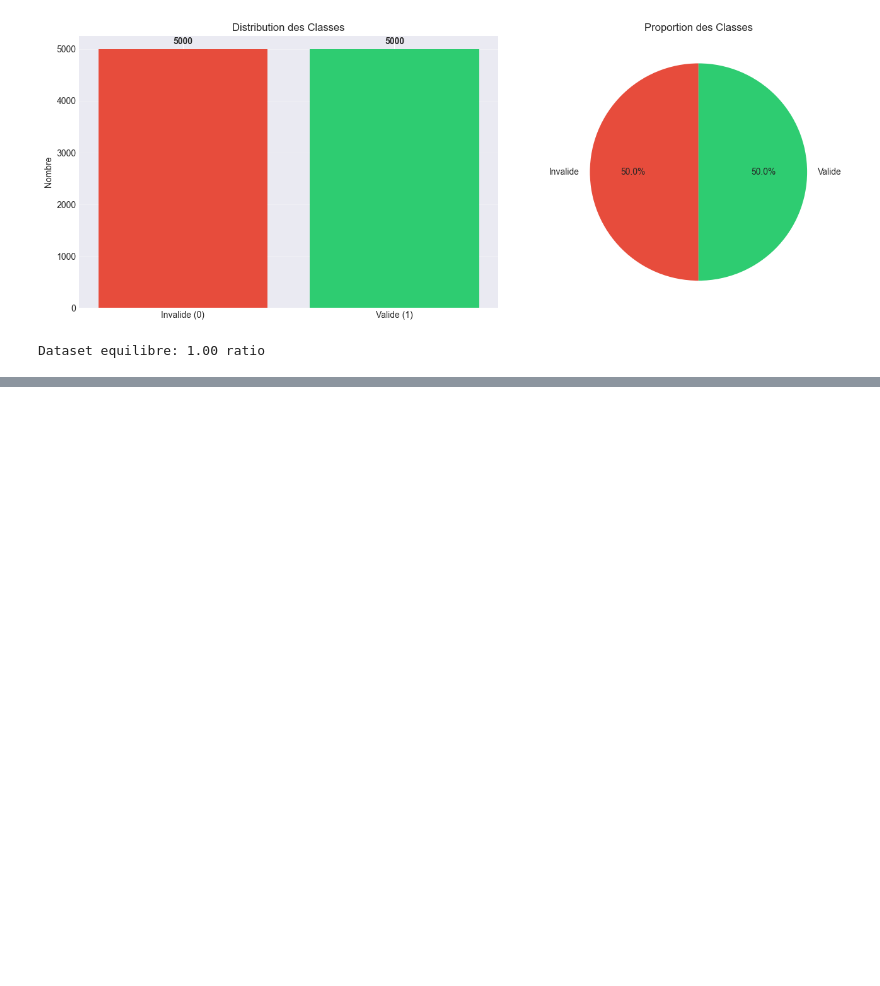
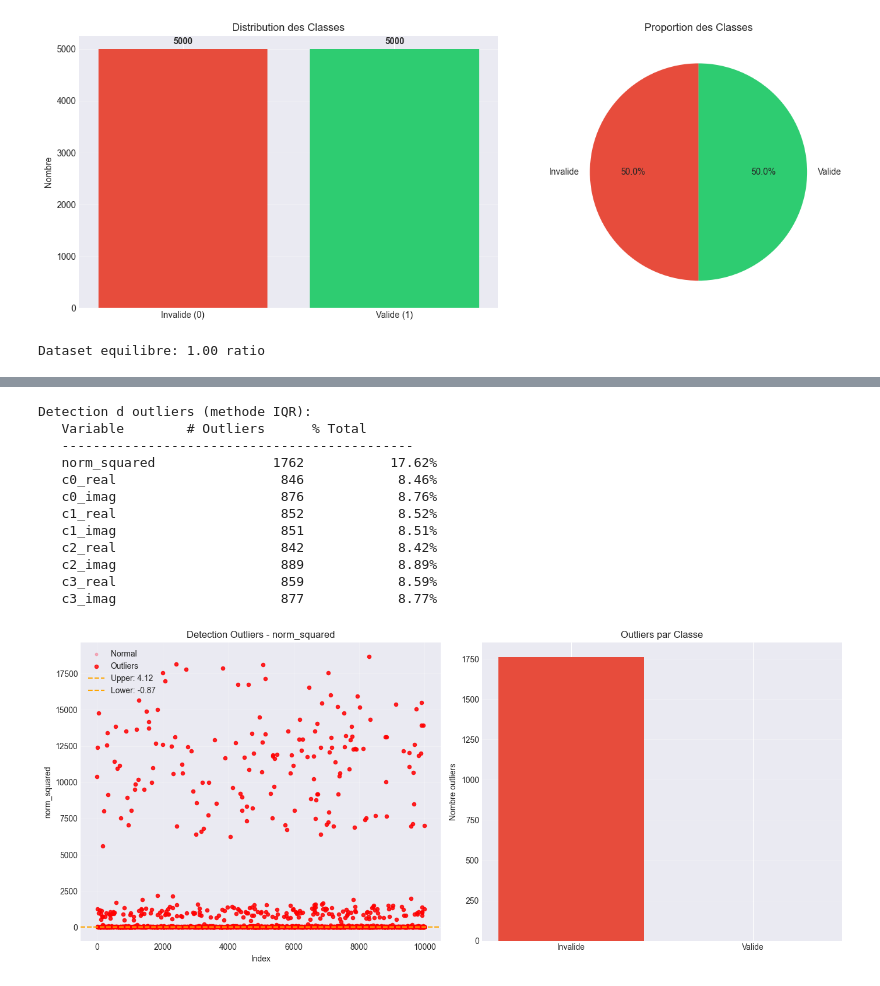
Before and after one commit to Mkl1984/quantum_state_validator, a Jupyter notebook: notebooks/05_eda_advanced.ipynb, the cells around one changed output, grey strips where cells are left out. Drawn from its saved outputs; the diff is of its cells as text; code cells hidden in the pictures; blank space fills up the shorter version.

```diff
--- a/notebooks/05_eda_advanced.ipynb
+++ b/notebooks/05_eda_advanced.ipynb
@@ -204,0 +358,20 @@ print(df_invalid['norm_squared'].describe())
+# %%
+#Test statistiques entre états valides et invalides
+
+print('='*70)
+print('TESTS STATISTIQUES')
+print('='*70)
+
+ks_stat, ks_pval = stats.ks_2samp(df_valid['norm_squared'], df_invalid['norm_squared'])
+print(f'Test de Kolmogorov-Smirnov (norm_squared):')
+print(f'   Statistique: {ks_stat:.4f}')
+print(f'   P-value: {ks_pval:.4e}')
+
+print(f'Tests de Mann-Whitney U:')
+print(f'   Variable            U-statistic         P-value       Significatif?')
+print(f'   --------------------------------------------------------------------')
+
+for col in coef_cols:
+    u_stat, u_pval = stats.mannwhitneyu(df_valid[col], df_invalid[col], alternative='two-sided')
+    sig = '           OUI' if u_pval < 0.05 else '       Non'
+    print(f'   {col:15} {u_stat:15.2f} {u_pval:15.4e} {sig}')
@@ -204,0 +396,58 @@ print(df_invalid['norm_squared'].describe())
+# %%
+def detect_outliers_iqr(data, column):
+    Q1 = data[column].quantile(0.25)
+    Q3 = data[column].quantile(0.75)
+    IQR = Q3 - Q1
+    lower_bound = Q1 - 1.5 * IQR
+    upper_bound = Q3 + 1.5 * IQR
+    outliers = data[(data[column] < lower_bound) | (data[column] > upper_bound)]
+    return outliers, lower_bound, upper_bound
+
+print('Detection d outliers (methode IQR):')
+print(f'   Variable        # Outliers      % Total')
+print(f'   ---------------------------------------------')
+
+for col in ['norm_squared'] + coef_cols:
+    outliers, _, _ = detect_outliers_iqr(df, col)
+    pct = (len(outliers) / len(df)) * 100
+    print(f'   {col:15} {len(outliers):15} {pct:15.2f}%')
+
+outliers_norm, lower, upper = detect_outliers_iqr(df, 'norm_squared')
+
+plt.figure(figsize=(14, 6))
+plt.subplot(1, 2, 1)
+plt.scatter(df.index, df['norm_squared'], alpha=0.5, s=10, label='Normal')
+plt.scatter(outliers_norm.index, outliers_norm['norm_squared'],
+            color='red', alpha=0.8, s=20, label='Outliers')
+plt.axhline(upper, color='orange', linestyle='--', label=f'Upper: {upper:.2f}')
+plt.axhline(lower, color='orange', linestyle='--', label=f'Lower: {lower:.2f}')
+plt.xlabel('Index')
+plt.ylabel('norm_squared')
+plt.title('Detection Outliers - norm_squared')
+plt.legend()
+plt.grid(alpha=0.3)
+
+plt.subplot(1, 2, 2)
+outliers_by_class = outliers_norm['is_valid'].value_counts()
+plt.bar(['Invalide', 'Valide'], [outliers_by_class.get(0, 0), outliers_by_class.get(1, 0)],
+        color=['#e74c3c', '#2ecc71'])
+plt.ylabel('Nombre outliers')
+plt.title('Outliers par Classe')
+plt.grid(axis='y', alpha=0.3)
+
+plt.tight_layout()
+plt.show()
+# %% [output]
+Detection d outliers (methode IQR):
+   Variable        # Outliers      % Total
+   ---------------------------------------------
+   norm_squared               1762           17.62%
+   c0_real                     846            8.46%
+   c0_imag                     876            8.76%
+   c1_real                     852            8.52%
+   c1_imag                     851            8.51%
+   c2_real                     842            8.42%
+   c2_imag                     889            8.89%
+   c3_real                     859            8.59%
+   c3_imag                     877            8.77%
+[figure, added]
```
Also changed, not shown: parts of 7 cells of this notebook.
